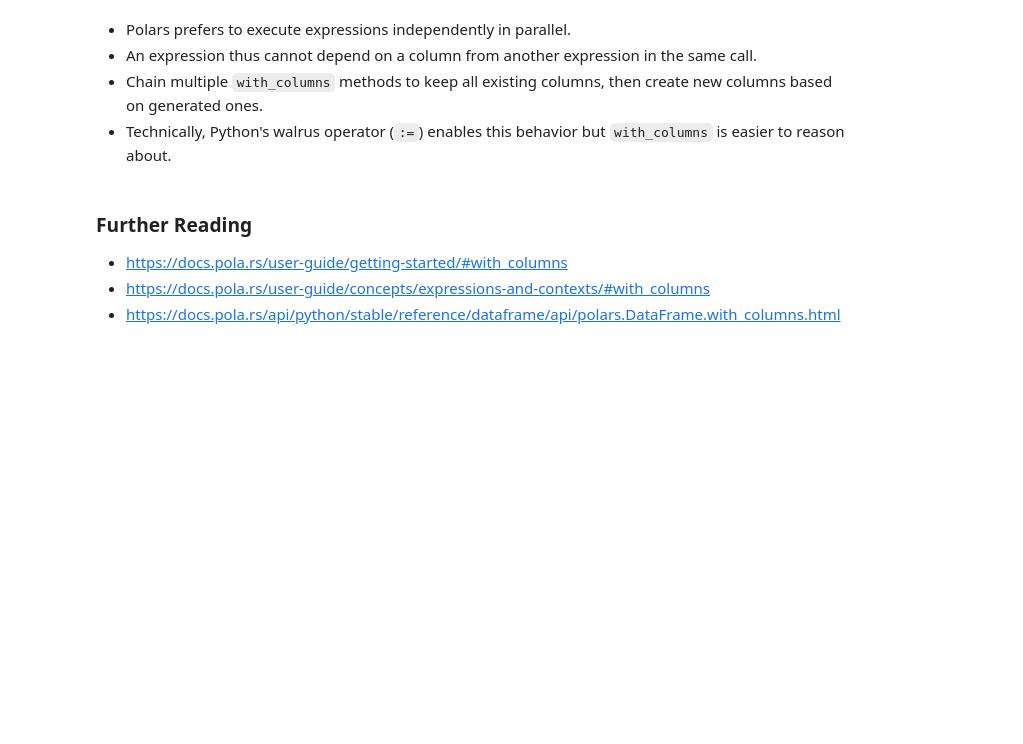
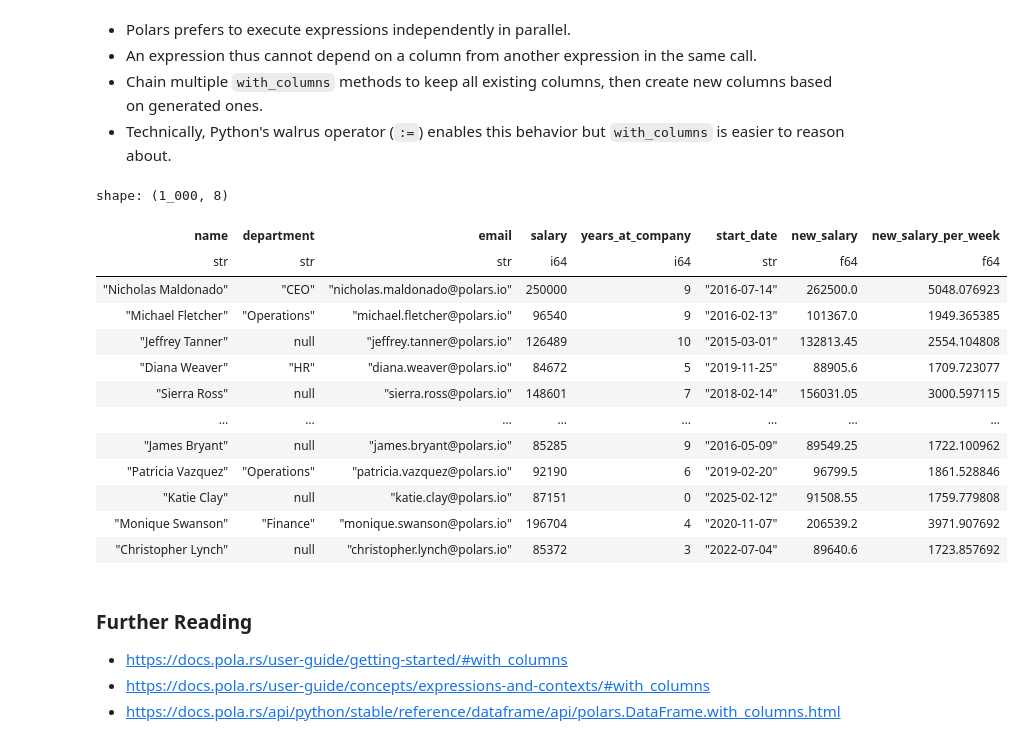
Before and after one commit to yaowenqiang/Data-Analysis-with-Polars-and-Python, a Jupyter notebook: incomplete/04 - DataFrames I.ipynb, the cells around one changed output. Drawn from its saved outputs; the diff is of its cells as text; code cells hidden in the pictures; blank space fills up the shorter version.

```diff
--- a/incomplete/04 - DataFrames I.ipynb
+++ b/incomplete/04 - DataFrames I.ipynb
@@ -1267,2 +1505,7 @@ Schema([('name', String),
 # %% [markdown]
 - The code below replaces `HR` with `Human Resources` and `Engineering` with `Tech`.
+# %%
+employees = pl.read_csv("employees.csv")
+employees.select(
+    pl.col("department").replace({"HR": "Human Resources", "Engineering": "Tech"})
+)
@@ -1328,6 +1793,27 @@ Schema([('name', String),
 - An expression thus cannot depend on a column from another expression in the same call.
 - Chain multiple `with_columns` methods to keep all existing columns, then create new columns based on generated ones.
 - Technically, Python's walrus operator (`:=`) enables this behavior but `with_columns` is easier to reason about.
+# %%
+employees.with_columns(
+    new_salary=pl.col("salary") * 1.05,
+).with_columns(
+    new_salary_per_week=pl.col("new_salary") / 52,
+)
+# %% [output]
+shape: (1_000, 8)
+| name | department | email | salary | years_at_company | start_date | new_salary | new_salary_per_week |
+| str | str | str | i64 | i64 | str | f64 | f64 |
+| "Nicholas Maldonado" | "CEO" | "nicholas.maldonado@polars.io" | 250000 | 9 | "2016-07-14" | 262500.0 | 5048.076923 |
+| "Michael Fletcher" | "Operations" | "michael.fletcher@polars.io" | 96540 | 9 | "2016-02-13" | 101367.0 | 1949.365385 |
+| "Jeffrey Tanner" | null | "jeffrey.tanner@polars.io" | 126489 | 10 | "2015-03-01" | 132813.45 | 2554.104808 |
+| "Diana Weaver" | "HR" | "diana.weaver@polars.io" | 84672 | 5 | "2019-11-25" | 88905.6 | 1709.723077 |
+| "Sierra Ross" | null | "sierra.ross@polars.io" | 148601 | 7 | "2018-02-14" | 156031.05 | 3000.597115 |
+| … | … | … | … | … | … | … | … |
+| "James Bryant" | null | "james.bryant@polars.io" | 85285 | 9 | "2016-05-09" | 89549.25 | 1722.100962 |
+| "Patricia Vazquez" | "Operations" | "patricia.vazquez@polars.io" | 92190 | 6 | "2019-02-20" | 96799.5 | 1861.528846 |
+| "Katie Clay" | null | "katie.clay@polars.io" | 87151 | 0 | "2025-02-12" | 91508.55 | 1759.779808 |
+| "Monique Swanson" | "Finance" | "monique.swanson@polars.io" | 196704 | 4 | "2020-11-07" | 206539.2 | 3971.907692 |
+| "Christopher Lynch" | null | "christopher.lynch@polars.io" | 85372 | 3 | "2022-07-04" | 89640.6 | 1723.857692 |
 # %% [markdown]
 ### Further Reading
 - https://docs.pola.rs/user-guide/getting-started/#with_columns
```
Also changed, not shown: parts of 32 cells of this notebook.
